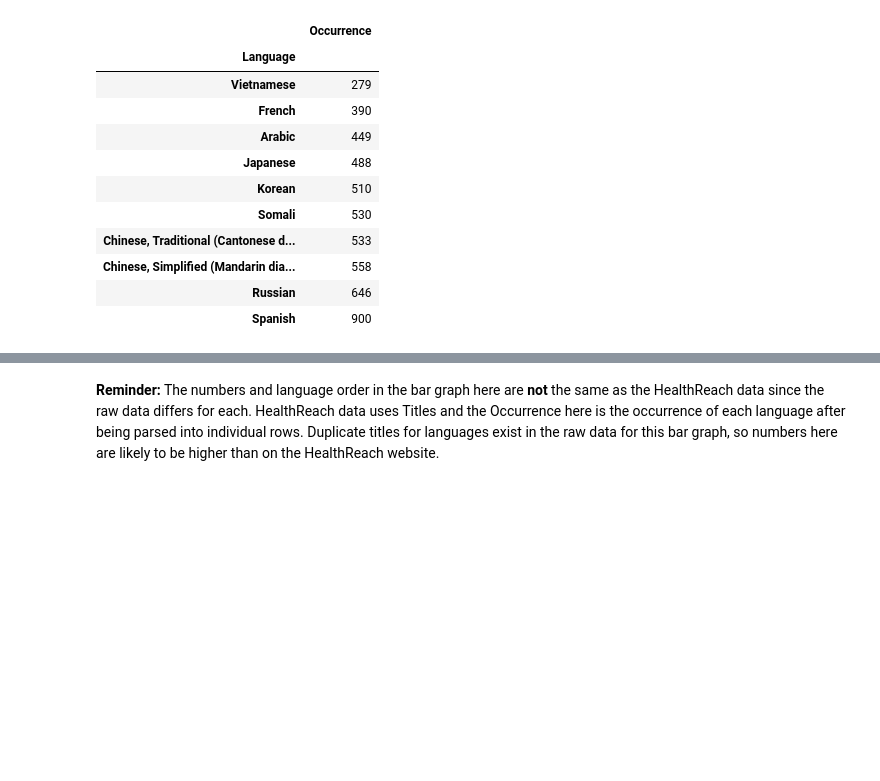
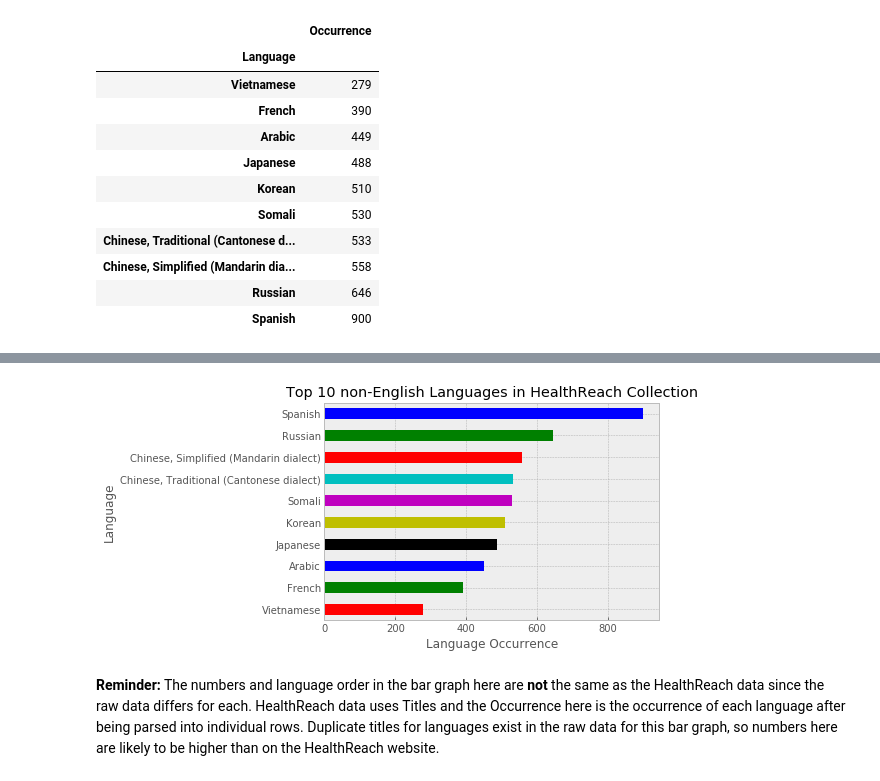
Before and after one commit to ihcihci/final-project-nlm, a Jupyter notebook: NLM data_FINAL_plus_IHC.ipynb, the cells around one changed output, grey strips where cells are left out. Cells and saved outputs as stored; diff of their text form; code cells hidden in the pictures; blank space fills up the shorter version.

Commit message:
Tried to change color of bars

```diff
--- a/NLM data_FINAL_plus_IHC.ipynb
+++ b/NLM data_FINAL_plus_IHC.ipynb
@@ -575,3 +576,25 @@ Text(0.5,1,'Top 10 non-English Languages in HealthReach Collection')
+# %%
+#Let's try changing the color of each bar
+#Use multiple colors for the bars in the graph
+#Code borrowed from: https://stackoverflow.com/questions/18973404/setting-different-bar-color-in-matplotlib-python
+
+my_colors = 'rgbkymc'  #red, green, blue, black, etc.
+
+ax=dflang4.plot(kind='barh', color=my_colors)
+ax.set_xlabel('Language Occurrence')
+ax.set_title('Top 10 non-English Languages in HealthReach Collection')
+
+
+#Use 10 different colors not just 7
+#my colors = ['r','g,'b','k','y','m','c','maroon','darkorange','hotpink']
+
+#Adding more than 7 colors isn't working
+#Perhaps keeping it monochromatic is best anyway.
+
+#Remove the legend
+ax.get_legend().remove()
+# %% [output]
+[figure, added]
 # %% [markdown]
 **Reminder:** The numbers and language order in the bar graph here are **not** the same as the HealthReach data since the raw data differs for each. HealthReach data uses Titles and the Occurrence here is the occurrence of each language after being parsed into individual rows. Duplicate titles for languages exist in the raw data for this bar graph, so numbers here are likely to be higher than on the HealthReach website.
 # %%
```
Also changed, not shown: parts of 7 cells of this notebook.
